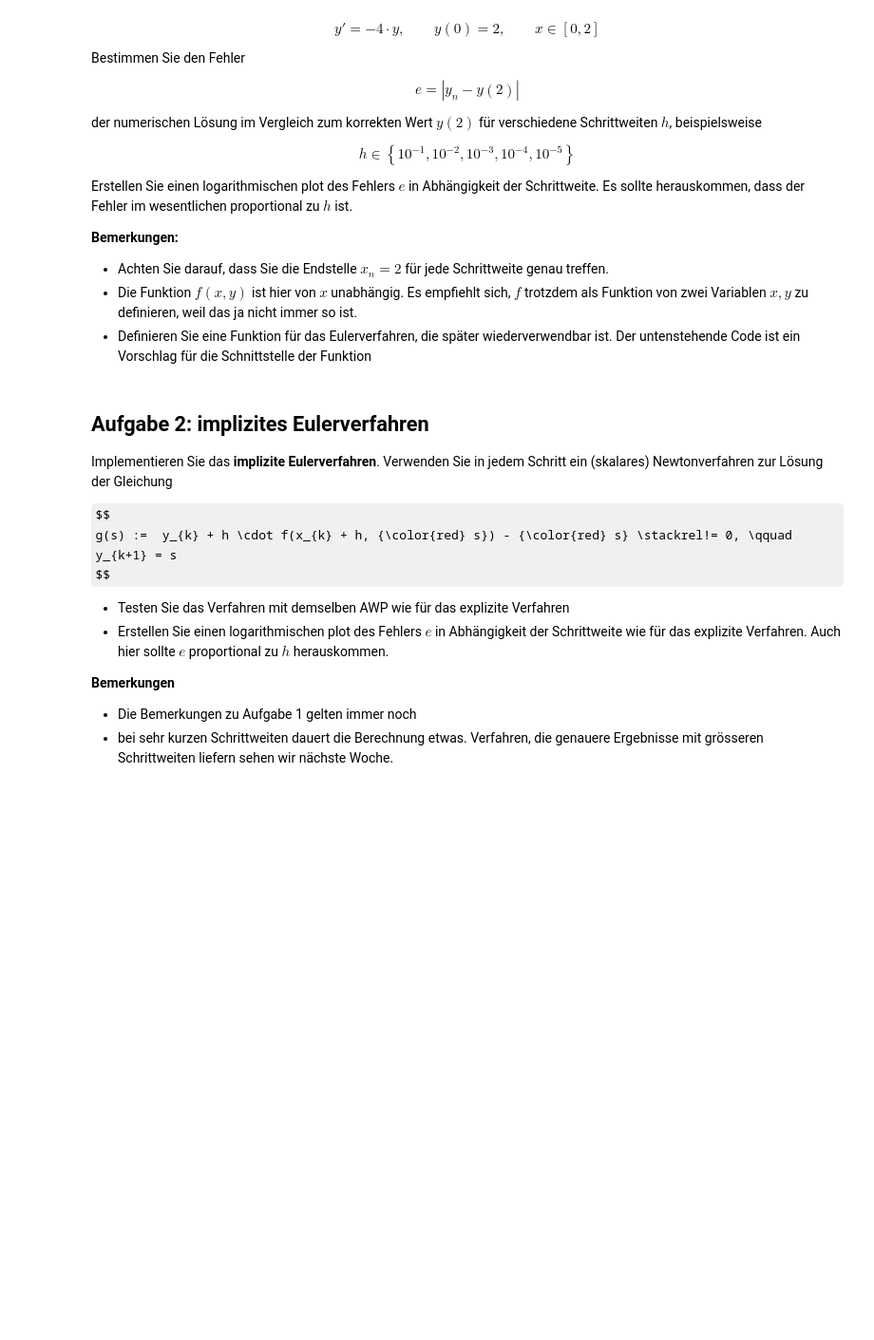
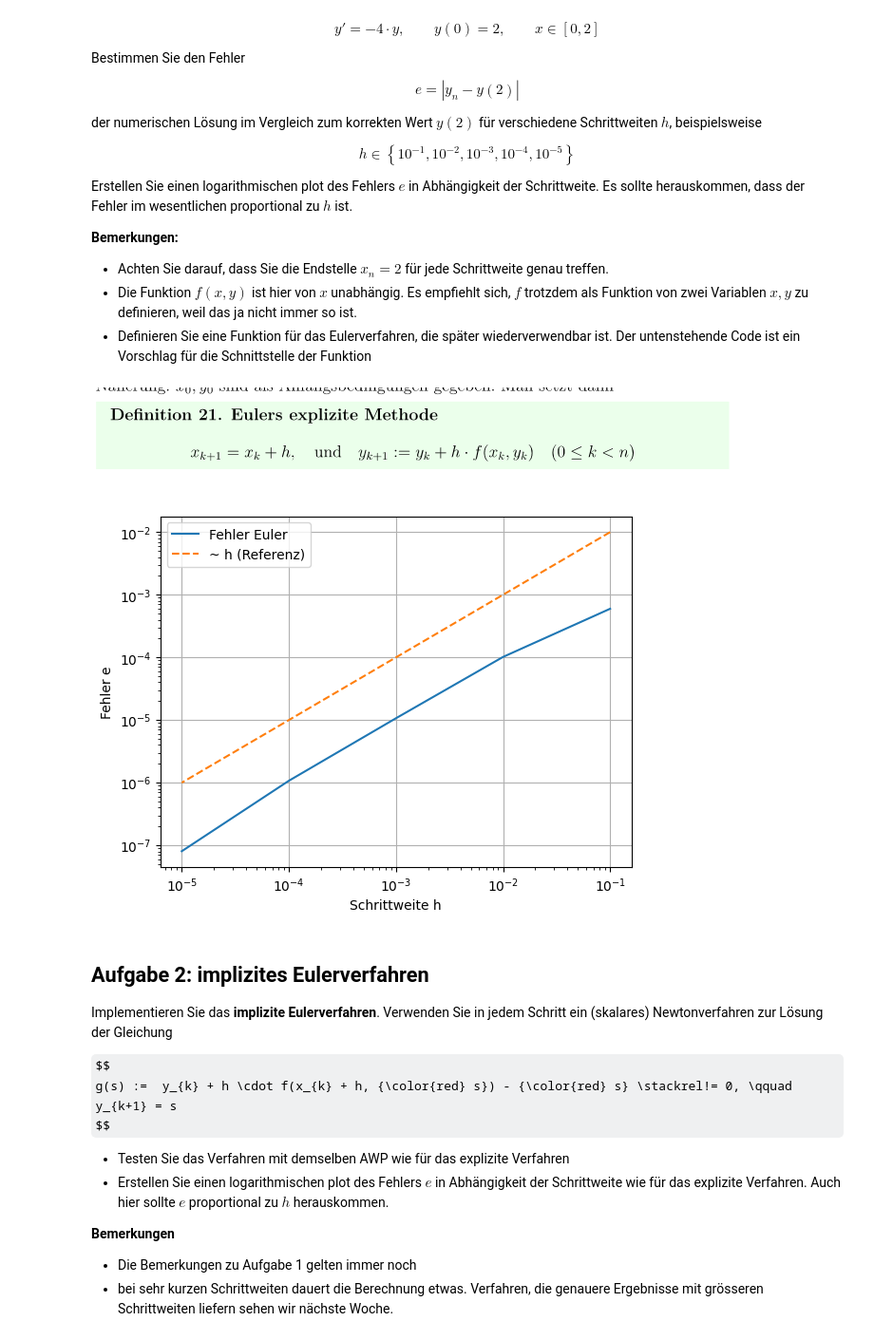
Before and after one commit to BieriCyril/ZHAW_STt_NUM1, a Jupyter notebook: NUM1_Praktikum_W9.ipynb, the cells around one changed output. Shown at 95% size. Drawn from its saved outputs; the diff is of its cells as text; code cells hidden in the pictures; some formulas as TeX source; blank space fills up the shorter version.

```diff
--- a/NUM1_Praktikum_W9.ipynb
+++ b/NUM1_Praktikum_W9.ipynb
@@ -46,30 +46,74 @@ Erstellen Sie einen logarithmischen plot des Fehlers $e$ in Abhängigkeit der Sc
 * Achten Sie darauf, dass Sie die Endstelle $x_n = 2$ für jede Schrittweite genau treffen.
 * Die Funktion $f(x, y)$ ist hier von $x$ unabhängig. Es empfiehlt sich, $f$ trotzdem als Funktion von zwei Variablen $x, y$ zu definieren, weil das ja nicht immer so ist.
 * Definieren Sie eine Funktion für das Eulerverfahren, die später wiederverwendbar ist. Der untenstehende Code ist ein Vorschlag für die Schnittstelle der Funktion
+# %% [markdown]
+![image.png](attachment:image.png)
 # %%
 import numpy as np
 import matplotlib.pyplot as plt
 
 # explizites Eulerverfahren für y' = f(x, y), y(x0) = y0, Integration bis xn mit fester Schrittweite h
 def eulerExplizit(f, x0, y0, xn, h):
-  <<snipp>>
+# initialisieren, der startpunkt aus den übergebenen startbedinung:
+
+# TYP LISTE!
+    x = [x0]
+    y = [y0]
+
+    n = int((xn - x0) / h) ## anzahl schritte finden, ende minus anfang durch weite
+
+    for i in range (n):
+        x_alt = x[-1] ## letzer wert
+        y_alt = y[-1] ## letzer wert
+        x_neu = x_alt + h ## neuer x wert
+        y_neu = y_alt + h * f(x_alt, y_alt) ## neuer y wert
+        ##Werte an die Listen anhängen  ## APEND IST LISTE ANHäNGEN!
+        x.append(x_neu)
+        y.append(y_neu)
+    return np.array(x), np.array(y) ## ergebnis zurückgeben
+
 
 f = lambda x, y: - 4 * y # praktisch: einheitliche Schnittstelle für f(x, y), auch wenn x hier gar nicht vorkommt
 
 x0 = 0
-y0 = 1
+y0 = 2
 xn = 2
 
-yexact = <<snipp>>
+## GEGEBEN, ABER & WErte hs = np.logspace(-1, -5, 6) # noch viel kleinere Schrittweiten h ergeben evtl. lange Rechenzeiten...
+# SO IST ES EXAKT WIE IM BILD VERLANGT:
+hs = np.logspace(-1, -5, 5)
 
-xe, ye = eulerExplizit(f, x0, y0, xn, h)
+## exakte lösung:
+#erklärung gemeni da an2 lange her ist:
+# 1. Die DGL y' = -4y ist eine lineare homogene DGL 1. Ordnung (Typ: y' = k*y).
+# 2. Der allgemeine Lösungsansatz für diesen Typ ist die Exponentialfunktion: y(x) = C * exp(k * x).
+# 3. Hier ist k = -4, also: y(x) = C * exp(-4 * x).
+# 4. Bestimmung von C durch den Anfangswert y(0) = 2:
+#    2 = C * exp(-4 * 0)  =>  2 = C * 1  =>  C = 2.
+yexact = lambda x: 2 * np.exp(-4 * x)  ## regeln aus analysis 2:
 
-hs = np.logspace(-1, -5, 6) # noch viel kleinere Schrittweiten h ergeben evtl. lange Rechenzeiten...
-<<snipp>>
 
+errE = [] #Liste zur Speicherung der Fehler für das Eulerverfahren
+
+for h in hs:  # 6 mal euler aufrufen, siehe definition von hs
+    xe, ye = eulerExplizit(f, x0, y0, xn, h)
+    err = abs(ye[-1] - yexact(2))  #exakte Lösung der DGL an der Stelle x=2: y(2) = 2 * e^(-4*2) = 2 * e^(-8)
+
+    errE.append(err)
+
+errE = np.array(errE)
+
+# Plot
 plt.figure()
-plt.loglog(hs, np.abs(errE))
-plt.loglog(hs, 1e-2*hs)
+plt.loglog(hs, errE, label='Fehler Euler')
+plt.loglog(hs, 1e-1 * hs, '--', label='~ h (Referenz)')
+plt.xlabel('Schrittweite h')
+plt.ylabel('Fehler e')
+plt.legend()
+plt.grid(True)
+plt.show()
+# %% [output]
+[figure, added]
 # %% [markdown]
 ## Aufgabe 2: implizites Eulerverfahren
 
```
Also changed, not shown: parts of 2 cells of this notebook.
